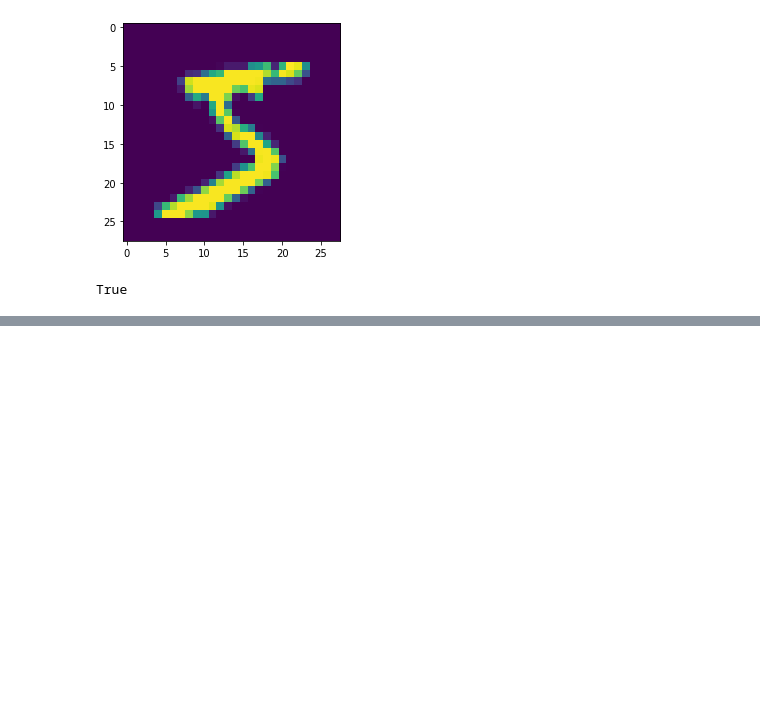
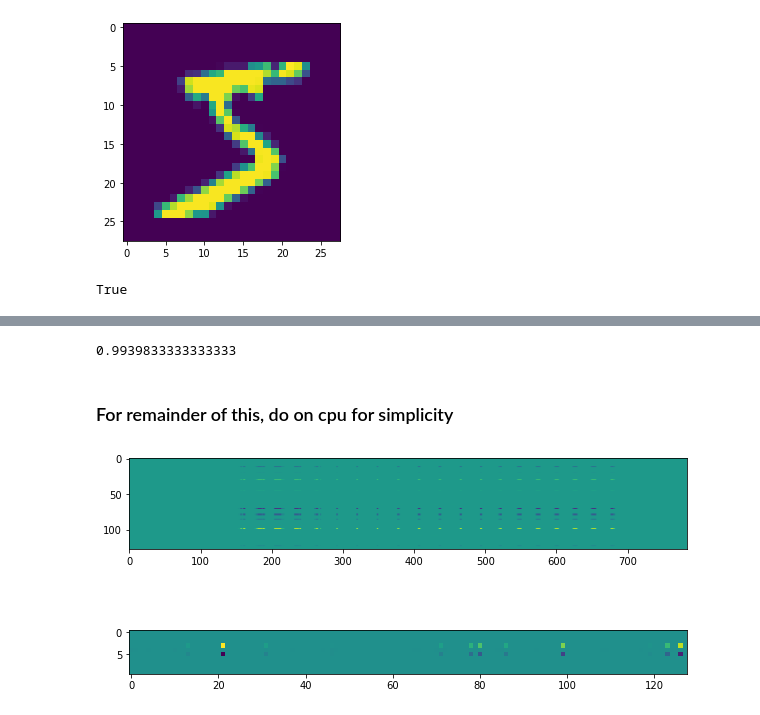
Before and after one commit to mattgoh/pytorch-scripts, a Jupyter notebook: mnist.ipynb, the cells around one changed output, grey strips where cells are left out. Drawn from its saved outputs; the diff is of its cells as text; code cells hidden in the pictures; blank space fills up the shorter version.

```diff
--- a/mnist.ipynb
+++ b/mnist.ipynb
@@ -103,0 +106,14 @@ plt.show()
+# %%
+# evaluation
+X_test = torch.tensor(X_test).reshape((-1, 28*28)).float()
+X_test = X_test.to(device)
+Y_test_preds = torch.argmax(model(X_test), dim=1)
+Y_test_preds = Y_test_preds.to('cpu').numpy()
+(y_test == Y_test_preds).mean()
+# %% [output]
+0.9939833333333333
+# %% [markdown]
+### For remainder of this, do on cpu for simplicity
+# %%
+model = model.to('cpu')
+X_test = X_test.to('cpu')
@@ -103,0 +129,7 @@ plt.show()
+# %%
+fig, ax = plt.subplots(2,1,figsize = (10,5))
+ax[0].imshow(model.l1.weight.grad)
+ax[1].imshow(model.l2.weight.grad)
+plt.show()
+# %% [output]
+[figure, added]
```
Also changed, not shown: parts of 4 cells of this notebook.
